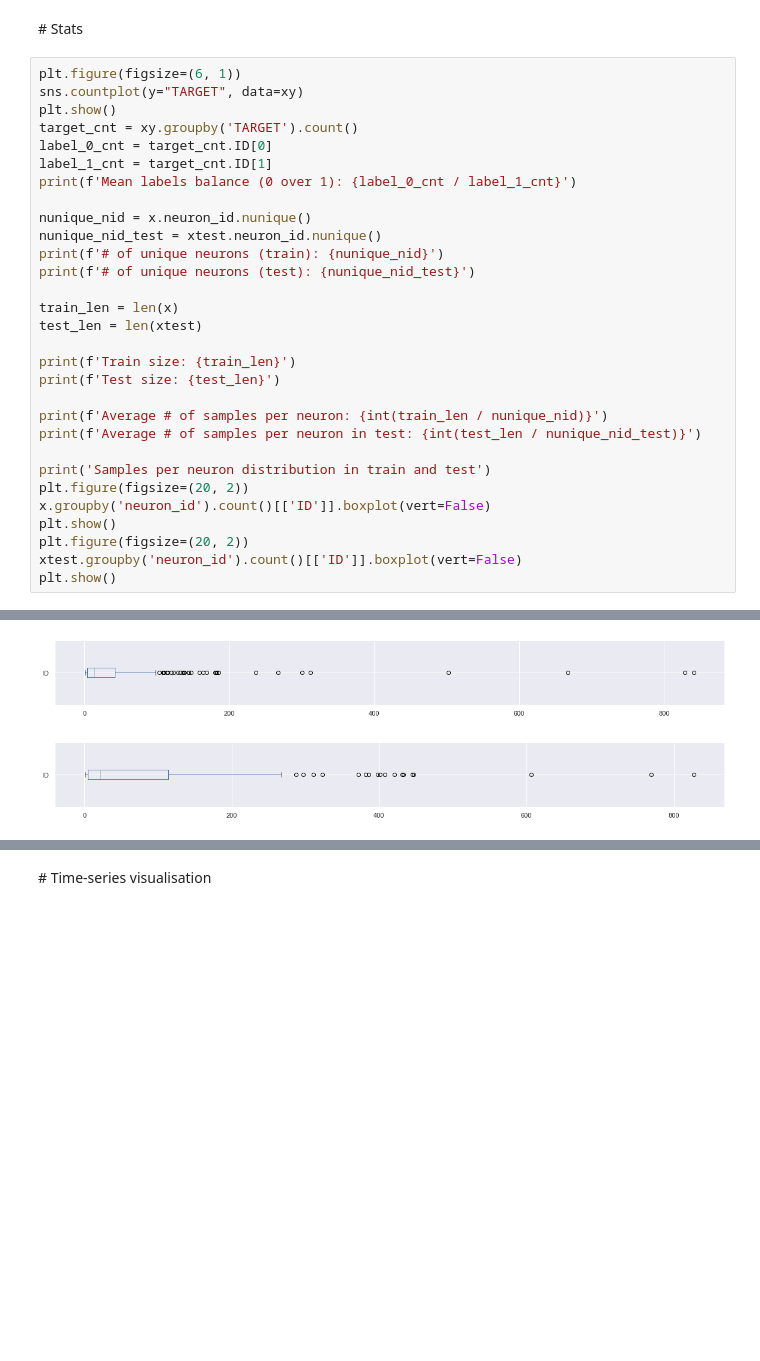
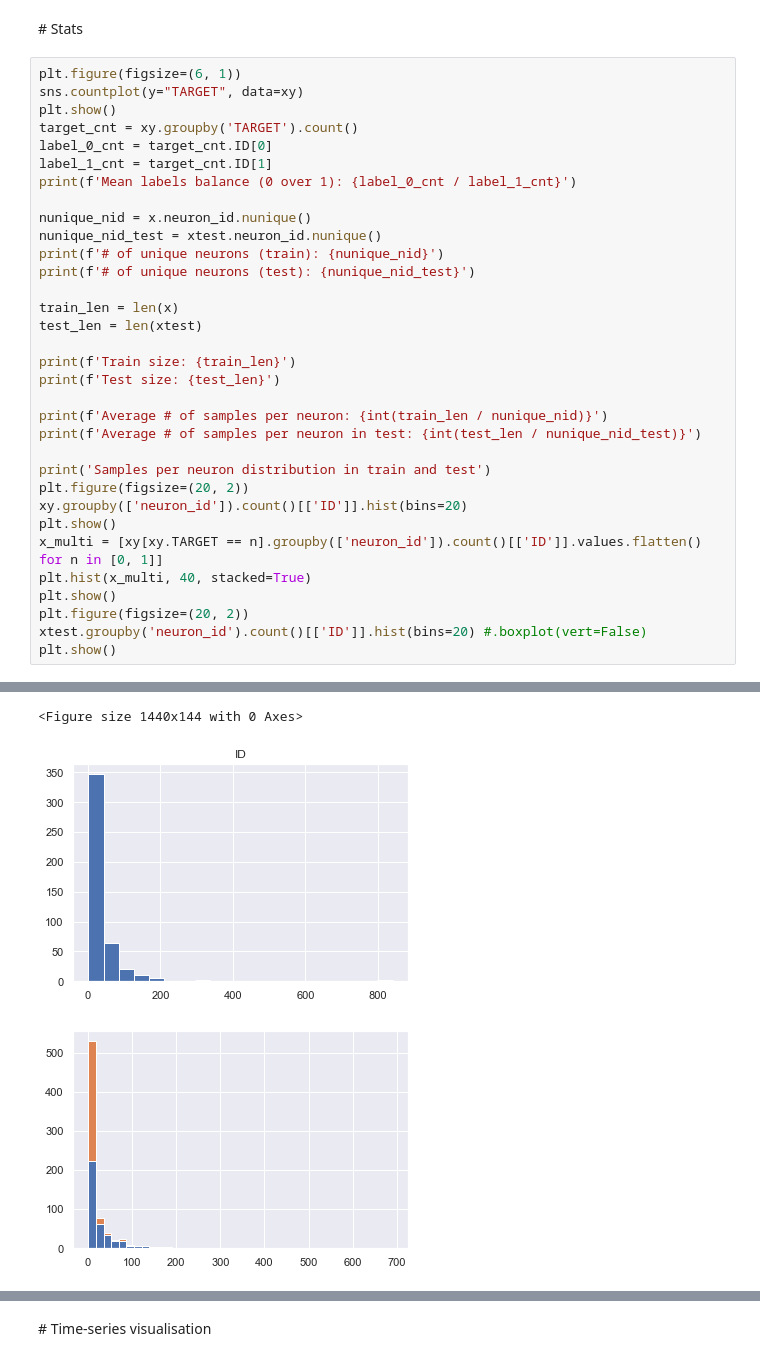
Before and after one commit to nphilou/topollini, a Jupyter notebook: informal_code.ipynb, the cells around one changed output, grey strips where cells are left out. Cells and saved outputs as stored; diff of their text form; blank space fills up the shorter version.

```diff
--- a/informal_code.ipynb
+++ b/informal_code.ipynb
@@ -72,34 +72,38 @@ print(f'Mean labels balance (0 over 1): {label_0_cnt / label_1_cnt}')
 
 nunique_nid = x.neuron_id.nunique()
 nunique_nid_test = xtest.neuron_id.nunique()
 print(f'# of unique neurons (train): {nunique_nid}')
 print(f'# of unique neurons (test): {nunique_nid_test}')
 
 train_len = len(x)
 test_len = len(xtest)
 
 print(f'Train size: {train_len}')
 print(f'Test size: {test_len}')
 
 print(f'Average # of samples per neuron: {int(train_len / nunique_nid)}')
 print(f'Average # of samples per neuron in test: {int(test_len / nunique_nid_test)}')
 
 print('Samples per neuron distribution in train and test')
 plt.figure(figsize=(20, 2))
-x.groupby('neuron_id').count()[['ID']].boxplot(vert=False)
+xy.groupby(['neuron_id']).count()[['ID']].hist(bins=20)
+plt.show()
+x_multi = [xy[xy.TARGET == n].groupby(['neuron_id']).count()[['ID']].values.flatten() for n in [0, 1]]
+plt.hist(x_multi, 40, stacked=True)
 plt.show()
 plt.figure(figsize=(20, 2))
-xtest.groupby('neuron_id').count()[['ID']].boxplot(vert=False)
+xtest.groupby('neuron_id').count()[['ID']].hist(bins=20) #.boxplot(vert=False)
 plt.show()
 # %% [output]
 [figure]
 Mean labels balance (0 over 1): 4.439829954218443
 # of unique neurons (train): 458
 # of unique neurons (test): 113
 Train size: 16635
 Test size: 11969
 Average # of samples per neuron: 36
 Average # of samples per neuron in test: 105
 Samples per neuron distribution in train and test
+<Figure size 1440x144 with 0 Axes>
-[figure, old version]
+[figure, new version]
-[figure, old version]
+[figure, new version]
```
Also changed, not shown: parts of 44 cells of this notebook, 12 other files.
